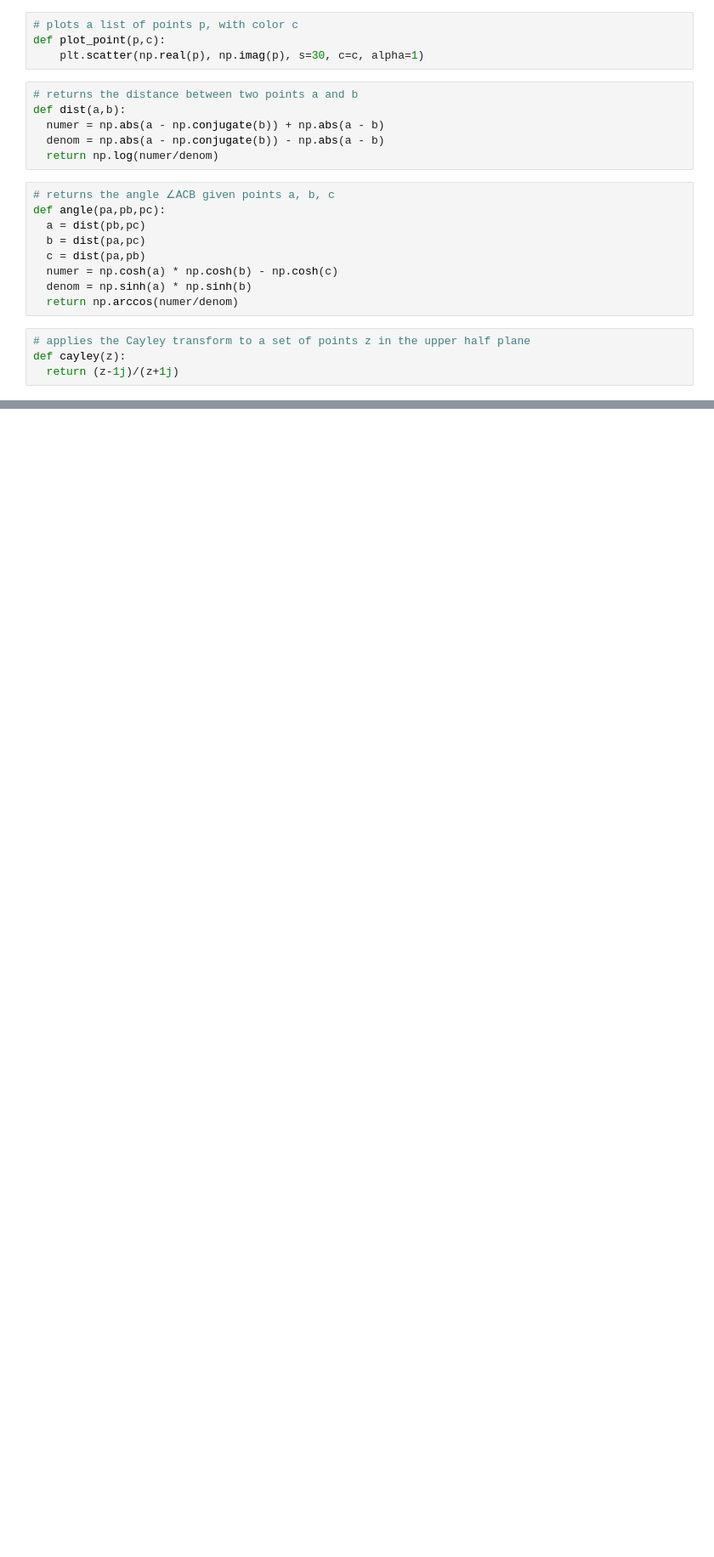
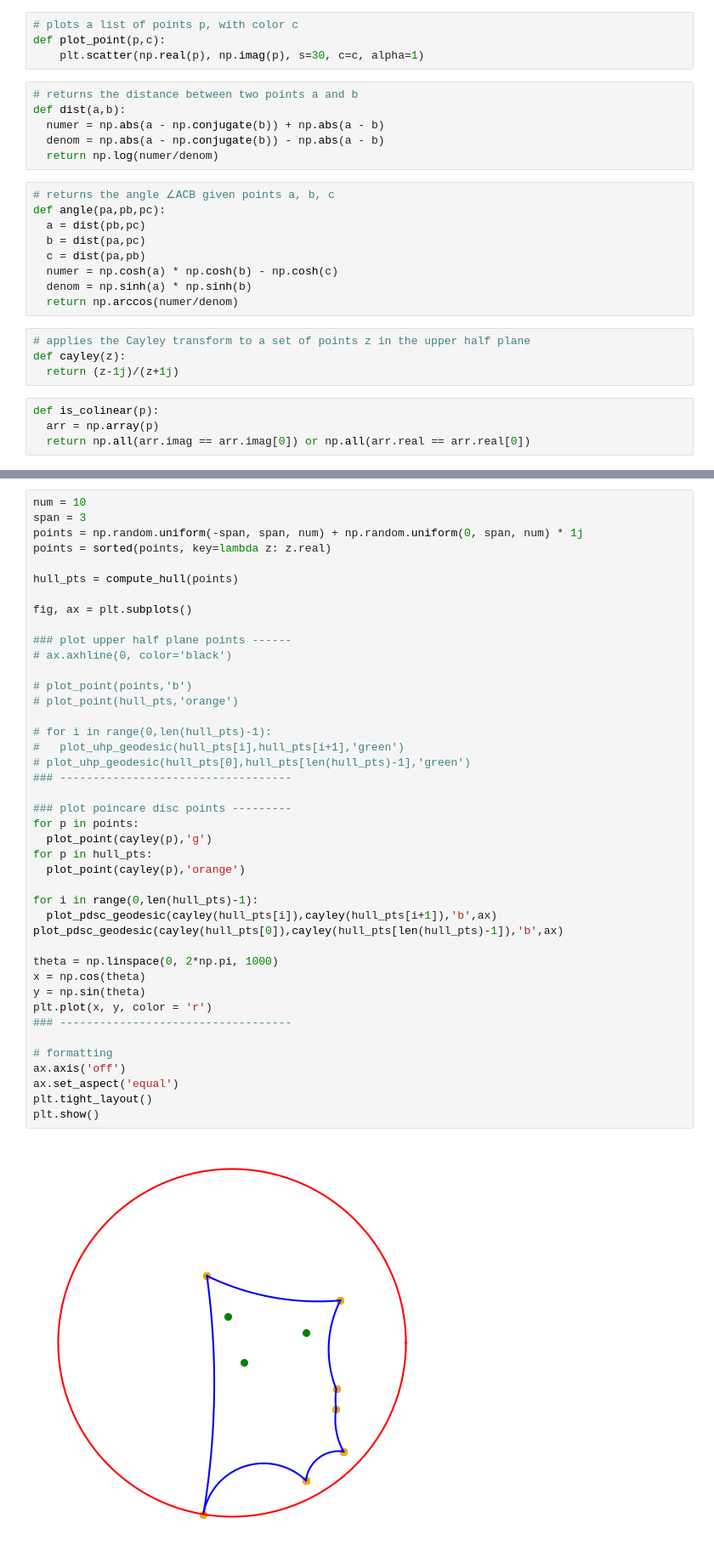
Before and after one commit to AlecTraas/computational-geo-lab, a Jupyter notebook: Colab/Kai/hyperbolic_convex_hull.ipynb, the cells around one changed output, grey strips where cells are left out. Shown at 85% size. Drawn from its saved outputs; the diff is of its cells as text; blank space fills up the shorter version.

```diff
--- a/Colab/Kai/hyperbolic_convex_hull.ipynb
+++ b/Colab/Kai/hyperbolic_convex_hull.ipynb
@@ -81,4 +81,8 @@ def angle(pa,pb,pc):
 # applies the Cayley transform to a set of points z in the upper half plane
 def cayley(z):
   return (z-1j)/(z+1j)
+# %%
+def is_colinear(p):
+  arr = np.array(p)
+  return np.all(arr.imag == arr.imag[0]) or np.all(arr.real == arr.real[0])
 # %%
@@ -154,0 +122,44 @@ plt.show()
+# %%
+num = 10
+span = 3
+points = np.random.uniform(-span, span, num) + np.random.uniform(0, span, num) * 1j
+points = sorted(points, key=lambda z: z.real)
+
+hull_pts = compute_hull(points)
+
+fig, ax = plt.subplots()
+
+### plot upper half plane points ------
+# ax.axhline(0, color='black')
+
+# plot_point(points,'b')
+# plot_point(hull_pts,'orange')
+
+# for i in range(0,len(hull_pts)-1):
+#   plot_uhp_geodesic(hull_pts[i],hull_pts[i+1],'green')
+# plot_uhp_geodesic(hull_pts[0],hull_pts[len(hull_pts)-1],'green')
+### -----------------------------------
+
+### plot poincare disc points ---------
+for p in points:
+  plot_point(cayley(p),'g')
+for p in hull_pts:
+  plot_point(cayley(p),'orange')
+
+for i in range(0,len(hull_pts)-1):
+  plot_pdsc_geodesic(cayley(hull_pts[i]),cayley(hull_pts[i+1]),'b',ax)
+plot_pdsc_geodesic(cayley(hull_pts[0]),cayley(hull_pts[len(hull_pts)-1]),'b',ax)
+
+theta = np.linspace(0, 2*np.pi, 1000)
+x = np.cos(theta)
+y = np.sin(theta)
+plt.plot(x, y, color = 'r')
+### -----------------------------------
+
+# formatting
+ax.axis('off')
+ax.set_aspect('equal')
+plt.tight_layout()
+plt.show()
+# %% [output]
+[figure, added]
```
Also changed, not shown: parts of 1 cell of this notebook.
